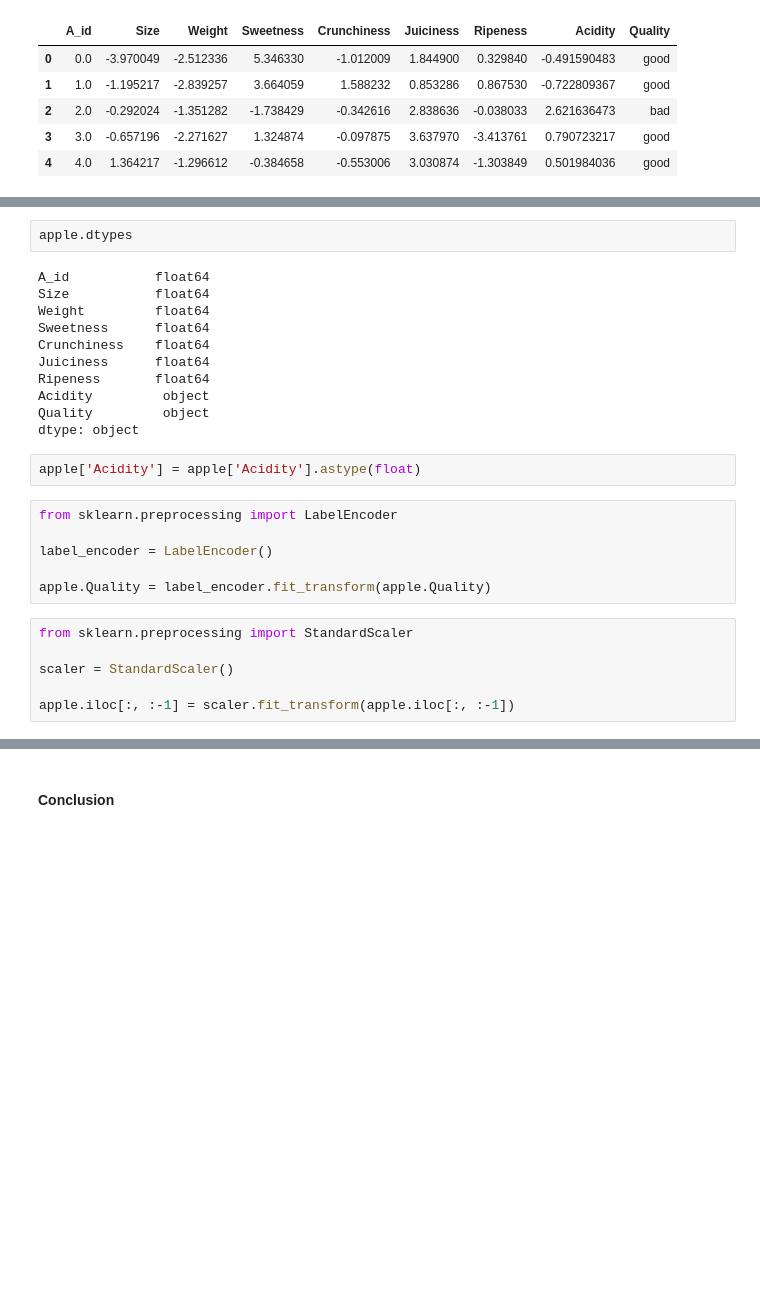
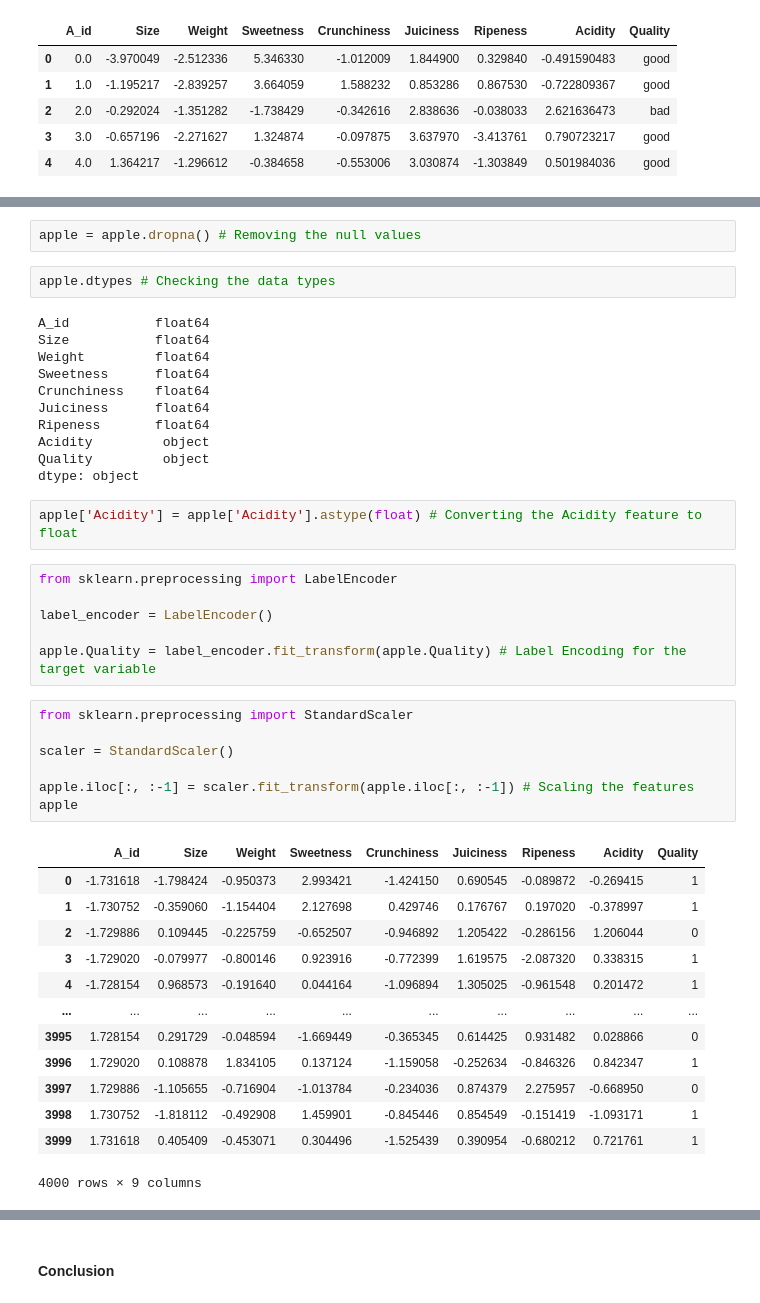
Before and after one commit to laelynette/CPE-313, a Jupyter notebook: Hands_on_Activity_1_3_Regularization.ipynb, the cells around one changed output, grey strips where cells are left out. Cells and saved outputs as stored; diff of their text form; blank space fills up the shorter version.

```diff
--- a/Hands_on_Activity_1_3_Regularization.ipynb
+++ b/Hands_on_Activity_1_3_Regularization.ipynb
@@ -275,5 +272,7 @@ dtype: int64
+# %%
+apple = apple.dropna() # Removing the null values
 # %%
-apple.dtypes
+apple.dtypes # Checking the data types
 # %% [output]
 A_id           float64
 Size           float64
@@ -285,18 +284,33 @@ Ripeness       float64
 Acidity         object
 Quality         object
 dtype: object
-# %%
-apple['Acidity'] = apple['Acidity'].astype(float)
+# %%
+apple['Acidity'] = apple['Acidity'].astype(float) # Converting the Acidity feature to float
 # %%
 from sklearn.preprocessing import LabelEncoder
 
 label_encoder = LabelEncoder()
 
-apple.Quality = label_encoder.fit_transform(apple.Quality)
+apple.Quality = label_encoder.fit_transform(apple.Quality) # Label Encoding for the target variable
 # %%
 from sklearn.preprocessing import StandardScaler
 
 scaler = StandardScaler()
 
-apple.iloc[:, :-1] = scaler.fit_transform(apple.iloc[:, :-1])
+apple.iloc[:, :-1] = scaler.fit_transform(apple.iloc[:, :-1]) # Scaling the features
+apple
+# %% [output]
+|  | A_id | Size | Weight | Sweetness | Crunchiness | Juiciness | Ripeness | Acidity | Quality |
+| 0 | -1.731618 | -1.798424 | -0.950373 | 2.993421 | -1.424150 | 0.690545 | -0.089872 | -0.269415 | 1 |
+| 1 | -1.730752 | -0.359060 | -1.154404 | 2.127698 | 0.429746 | 0.176767 | 0.197020 | -0.378997 | 1 |
+| 2 | -1.729886 | 0.109445 | -0.225759 | -0.652507 | -0.946892 | 1.205422 | -0.286156 | 1.206044 | 0 |
+| 3 | -1.729020 | -0.079977 | -0.800146 | 0.923916 | -0.772399 | 1.619575 | -2.087320 | 0.338315 | 1 |
+| 4 | -1.728154 | 0.968573 | -0.191640 | 0.044164 | -1.096894 | 1.305025 | -0.961548 | 0.201472 | 1 |
+| ... | ... | ... | ... | ... | ... | ... | ... | ... | ... |
+| 3995 | 1.728154 | 0.291729 | -0.048594 | -1.669449 | -0.365345 | 0.614425 | 0.931482 | 0.028866 | 0 |
+| 3996 | 1.729020 | 0.108878 | 1.834105 | 0.137124 | -1.159058 | -0.252634 | -0.846326 | 0.842347 | 1 |
+| 3997 | 1.729886 | -1.105655 | -0.716904 | -1.013784 | -0.234036 | 0.874379 | 2.275957 | -0.668950 | 0 |
+| 3998 | 1.730752 | -1.818112 | -0.492908 | 1.459901 | -0.845446 | 0.854549 | -0.151419 | -1.093171 | 1 |
+| 3999 | 1.731618 | 0.405409 | -0.453071 | 0.304496 | -1.525439 | 0.390954 | -0.680212 | 0.721761 | 1 |
+4000 rows × 9 columns
 # %%
```
Also changed, not shown: parts of 32 cells of this notebook.
